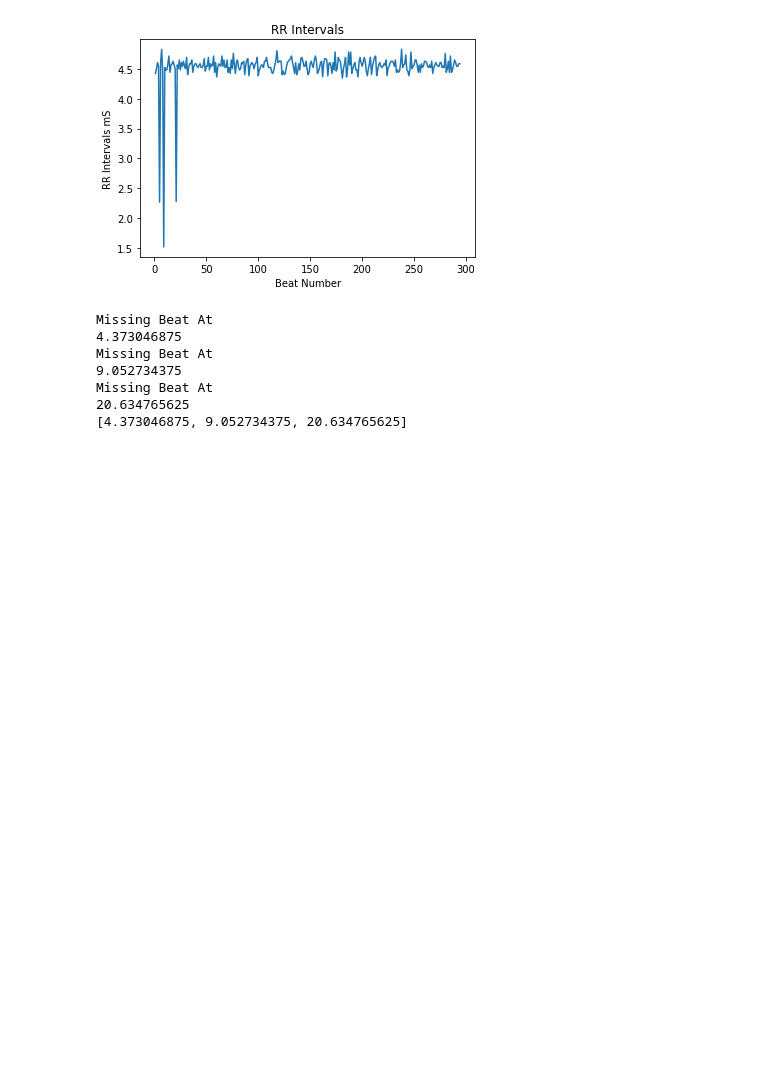
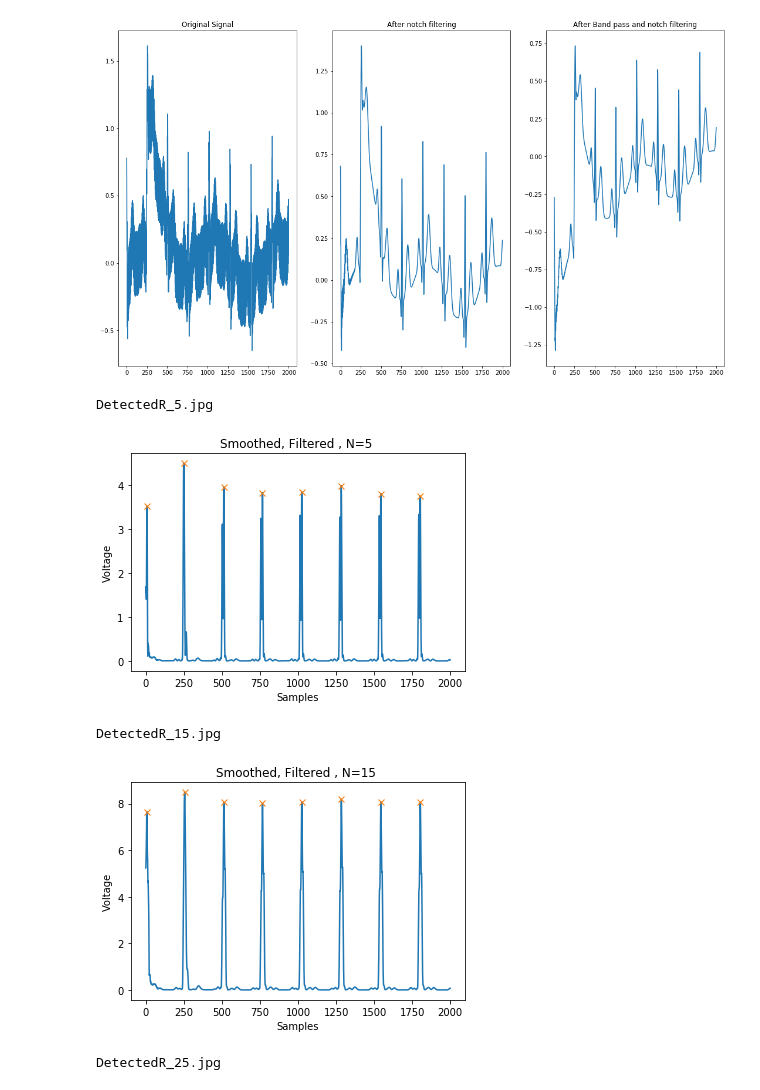
Before and after one commit to gharam37/ECG-Signal-Detection, a Jupyter notebook: Assignment1.ipynb, the cells around one changed output. Cells and saved outputs as stored; diff of their text form; code cells hidden in the pictures; blank space fills up the shorter version.

```diff
--- a/Assignment1.ipynb
+++ b/Assignment1.ipynb
@@ -101,7 +101,7 @@ def SkipFilter(data,Window=25):
 
 def RRIntervals(data,savingName=None,Window=25):
     smoothed=SmoothWithWindow(data)
-    ThresholdRpeak=(0.75-1/Window)*np.max(smoothed)
+    ThresholdRpeak=(0.6)*np.max(smoothed)
     peaks, _ = find_peaks(smoothed.flatten(),height=ThresholdRpeak, distance=200)
     #print(peaks)
     BeatNumber=np.zeros(len(peaks))
@@ -110,7 +110,7 @@ def RRIntervals(data,savingName=None,Window=25):
     for i in range(1,len(peaks)):
         BeatNumber[i]=i
         FF[i]=peaks[i]-peaks[i-1]
-        RR[i]=(1/FF[i])*1000
+        RR[i]=(1/FF[i])*1000*256
     RR=RR[1:]
     BeatNumber=BeatNumber[1:]
     plt.plot(BeatNumber, RR)
@@ -127,7 +127,7 @@ def RRIntervals(data,savingName=None,Window=25):
 
 
 def Plot(smoothed,title,savingName=None,Window=25):
-    ThresholdRpeak=(0.75-1/Window)*np.max(smoothed)
+    ThresholdRpeak=(0.6)*np.max(smoothed)
     #print(ThresholdRpeak)
     peaks, _ = find_peaks(smoothed[0:2000].flatten(),height=ThresholdRpeak, distance=200)
     plt.plot(smoothed[0:2000])
@@ -147,43 +147,45 @@ def MissingBeats(data,savingName,Window=25):
     Intervals,peaks=RRIntervals(data,savingName,Window)
     Smoothed=SmoothWithWindow(data,Window)
     average= np.average(Intervals)
     #print(Intervals)
     #print(average)
     output=[]
+    seconds=[]
     with open('MissingBeats.txt', 'w',newline='') as f:
         for i in range(1,len(peaks)):
             difference=peaks[i]-peaks[i-1]
             if(difference>average*1.7):
                 print("Missing Beat At")
-                print((peaks[i]+peaks[i-1])/(2*256))
-                output=output+[(peaks[i]+peaks[i-1])/(2*256)]
+                print((peaks[i]+peaks[i-1])/(2))
+                output=output+[(peaks[i]+peaks[i-1])/(2)]
+                seconds=seconds+[(peaks[i]+peaks[i-1])/(2*256)]
         writer = csv.writer(f)
-        print(output)
+        #print(output)
+        print("Missing Beats in seconds")
+        print(seconds)
         writer.writerow(output)
 
 
 
 
 if __name__ == "__main__":
-    '''
+
     PlotFiltered = PlotFiltered(data)
     smoothed=SmoothWithWindow(data,Window=5)
     Plot(smoothed,"Smoothed, Filtered , N=5 ","DetectedR_5.jpg")
     smoothed=SmoothWithWindow(data,Window=15)
     Plot(smoothed,"Smoothed, Filtered , N=15 ","DetectedR_15.jpg")
     smoothed=SmoothWithWindow(data,Window=25)
     Plot(smoothed,"Smoothed, Filtered , N=25 ","DetectedR_25.jpg")
     SkipFilter =SkipFilter(data[0])
     Plot(SkipFilter,"Smoothed, Not Filtered , N=25 ","Unfiltered_25.jpg")
     RRIntervals(data,"RR.jpg",25)
-    '''
+
     MissingBeats(data2,"RR2.jpg",Window=25)
 # %% [output]
-[figure, old version]
+[figure, new version]
-Missing Beat At
-4.373046875
-Missing Beat At
-9.052734375
-Missing Beat At
-20.634765625
-[4.373046875, 9.052734375, 20.634765625]
+DetectedR_5.jpg
+[figure, added]
+DetectedR_15.jpg
+[figure, added]
+DetectedR_25.jpg
```
Also changed, not shown: parts of 1 cell of this notebook, 4 other files.
